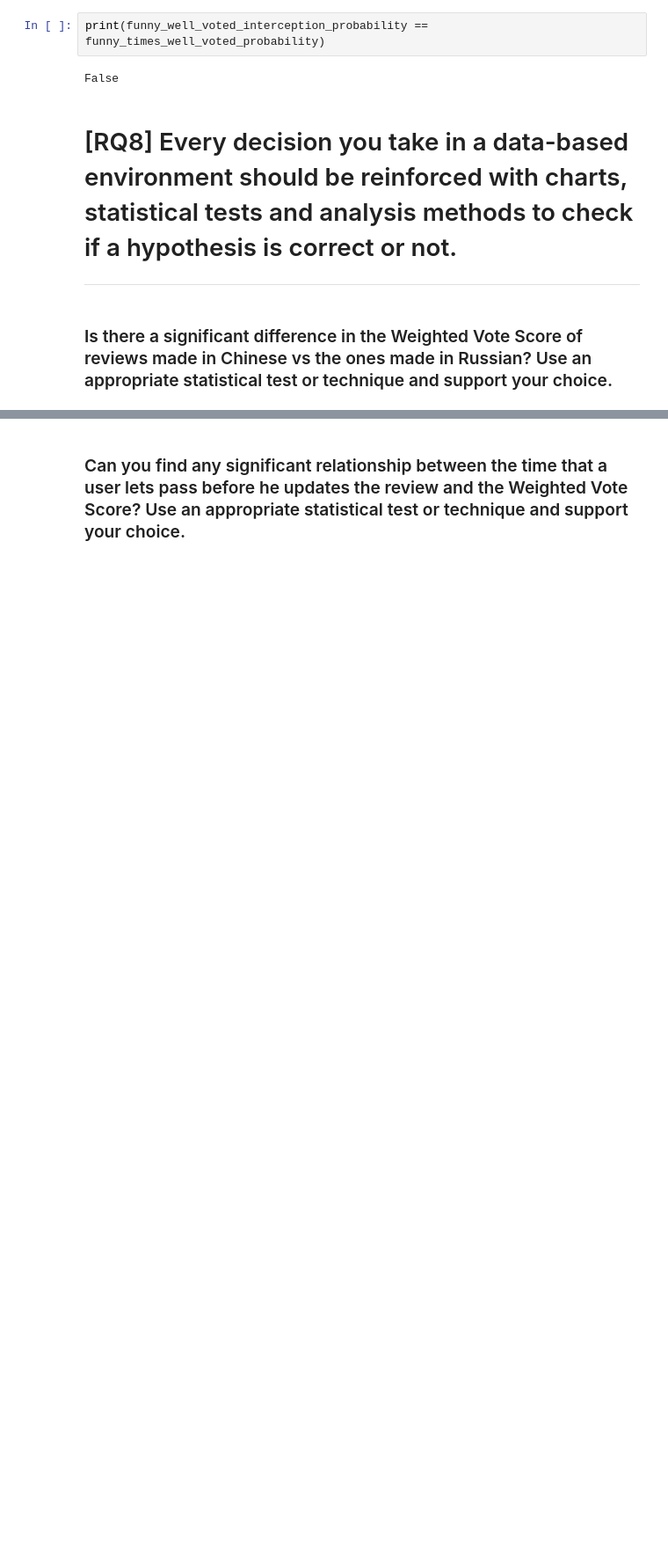
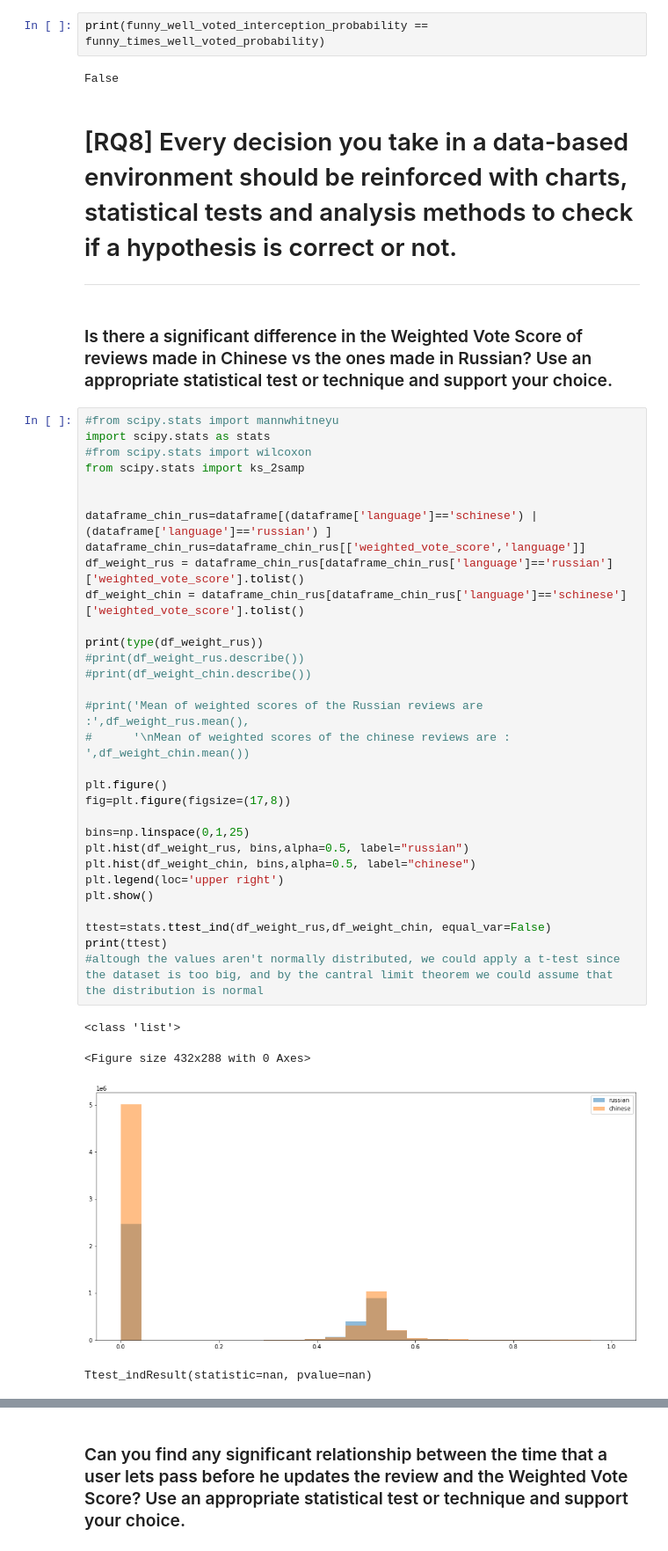
Before and after one commit to S4b3/ADM-HW2-Group44, a Jupyter notebook: main.ipynb, the cells around one changed output, grey strips where cells are left out. Shown: that part at 88% size. Saved outputs shown, nothing was run; the diff lists cells and outputs as text; blank space fills up the shorter version.

```diff
--- a/main.ipynb
+++ b/main.ipynb
@@ -637,3 +676,39 @@ False
 ---
 # %% [markdown]
 ### Is there a significant difference in the Weighted Vote Score of reviews made in Chinese vs the ones made in Russian? Use an appropriate statistical test or technique and support your choice.
+# %%
+#from scipy.stats import mannwhitneyu
+import scipy.stats as stats
+#from scipy.stats import wilcoxon
+from scipy.stats import ks_2samp
+
+
+dataframe_chin_rus=dataframe[(dataframe['language']=='schinese') | (dataframe['language']=='russian') ]
+dataframe_chin_rus=dataframe_chin_rus[['weighted_vote_score','language']]
+df_weight_rus = dataframe_chin_rus[dataframe_chin_rus['language']=='russian']['weighted_vote_score'].tolist()
+df_weight_chin = dataframe_chin_rus[dataframe_chin_rus['language']=='schinese']['weighted_vote_score'].tolist()
+
+print(type(df_weight_rus))
+#print(df_weight_rus.describe())
+#print(df_weight_chin.describe())
+
+#print('Mean of weighted scores of the Russian reviews are :',df_weight_rus.mean(),
+#      '\nMean of weighted scores of the chinese reviews are : ',df_weight_chin.mean())
+
+plt.figure()
+fig=plt.figure(figsize=(17,8))
+
+bins=np.linspace(0,1,25)
+plt.hist(df_weight_rus, bins,alpha=0.5, label="russian")
+plt.hist(df_weight_chin, bins,alpha=0.5, label="chinese")
+plt.legend(loc='upper right')
+plt.show()
+
+ttest=stats.ttest_ind(df_weight_rus,df_weight_chin, equal_var=False)
+print(ttest)
+#altough the values aren't normally distributed, we could apply a t-test since the dataset is too big, and by the cantral limit theorem we could assume that the distribution is normal
+# %% [output]
+<class 'list'>
+<Figure size 432x288 with 0 Axes>
+[figure, added]
+Ttest_indResult(statistic=nan, pvalue=nan)
```
Also changed, not shown: parts of 22 cells of this notebook, 2 other files.
